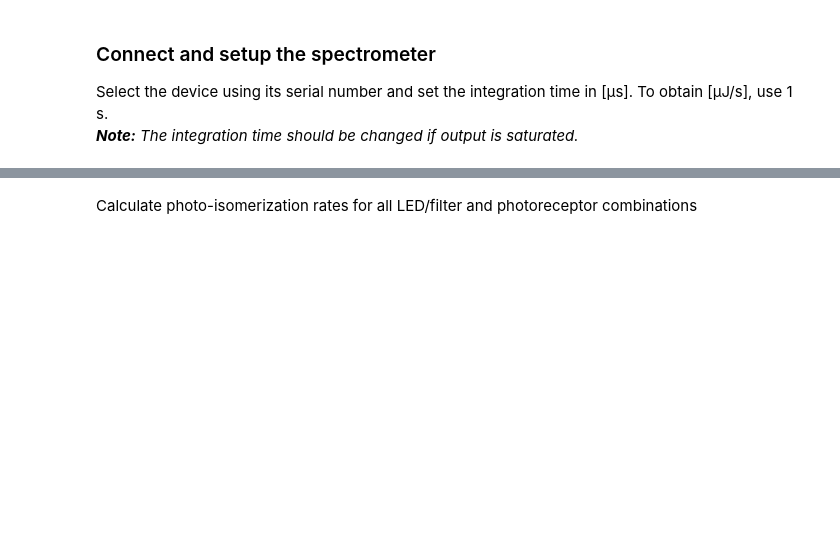
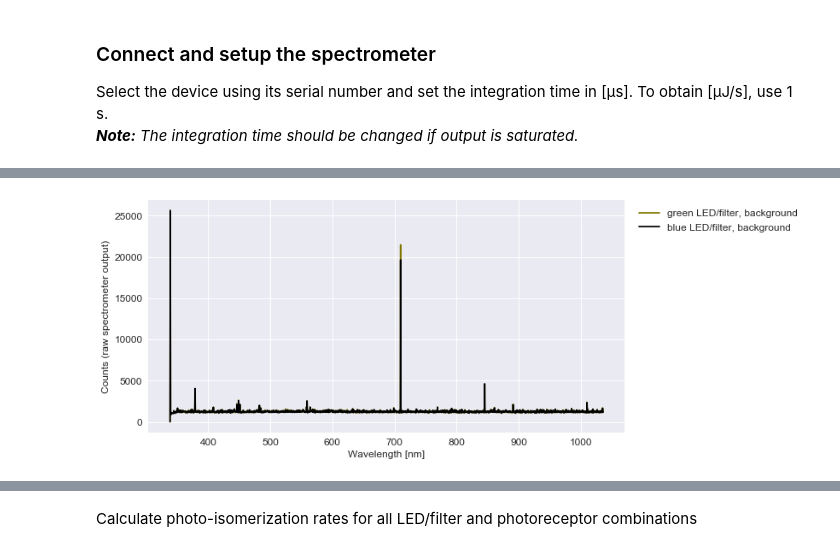
Before and after one commit to eulerlab/open-visual-stimulator, a Jupyter notebook: calibration_maximalIntensity.ipynb, the cells around one changed output, grey strips where cells are left out. Saved outputs shown, nothing was run; the diff lists cells and outputs as text; code cells hidden in the pictures; blank space fills up the shorter version.

```diff
--- a/calibration_maximalIntensity.ipynb
+++ b/calibration_maximalIntensity.ipynb
@@ -468,13 +287,0 @@ print(np.sum(spectrum_uv_nw))
-# %%
-for LED in LEDs:
-    LED["effect_on_PR"] = []
-    for PR in PRs:
-        if len(PR["spect"]) > 0:
-            temp = {}
-            temp["PR_name"] = PR["name"]
-            temp["spect"]   = PR["spect"] * LED["spect"]
-            #A_PR            = np.trapz(PR["spect"])
-            A_overlap       = np.trapz(temp["spect"])
-            A_LED           = np.trapz(LED["spect"])
-            temp["rel_exc"] = A_overlap/A_LED
-            LED["effect_on_PR"].append(temp)
@@ -509,0 +323,87 @@ for LED in LEDs:
+# %%
+fileNameMask = "TFTMonitor_Samsung"
+
+for iLED, LED in enumerate(LEDs):
+    # Check if file with the mask given above does already exist
+    #
+    fName         = "{0}{1}_{2}.txt".format(path_Data, fileNameMask, LED["name"])
+    doesFileExist = os.path.isfile(fName)
+
+    # At first, use colors that are defined for the current LED
+    #
+    col_lo = spectrum.wavelength_to_rgb(LED["peak_nm"], darker=0.5)
+    col_hi = spectrum.wavelength_to_rgb(LED["peak_nm"], darker=0.8)
+
+    # LED background:
+    #
+    if not doesFileExist:
+        # Measure ...
+        #
+        input("Measure background of {0} LED. Press Enter to start ...".format(LED["name"]))
+        curr_background = []
+        for i in pbar.log_progress(range(trials_background),
+                                   name='Background, {0} LED'.format(LED["name"])):
+            wavelengths, intensities = spectrometer.spectrum()
+            curr_background.append(intensities)
+        LED["spect_raw_bkg"] = np.mean(curr_background, axis=0)
+
+    else:
+        # ... or read data from file
+        #
+        if iLED == 0:
+            wavelengths = np.loadtxt(fName, usecols=(0,))
+        LED["spect_raw_bkg"] = np.loadtxt(fName, usecols=(1,))
+
+    # Plot ...
+    #
+    plt.figure(1)
+    plt.plot(wavelengths, LED["spect_raw_bkg"], color=col_lo, label=LED["name"] +" LED/filter, background")
+    plt.gca().set(xlabel="Wavelength [nm]", ylabel="Counts (raw spectrometer output)")
+    plt.legend(bbox_to_anchor=(1.01, 1), loc="upper left")
+    #display.display(plt.gcf())
+    #display.clear_output(wait=True)
+
+    # LED at maximal intensity:
+    #
+    if not(os.path.isfile(fName)):
+        # Measure ...
+        #
+        input("Prepare to measure maximal intensity {0} LED. Press Enter to continue...".format(LED["name"]))
+        curr_spectrum    = []
+        LED["spect_raw"] = []
+        for i in pbar.log_progress(range(trials_spectra),
+                                   name='Maximal intensity, {0} LED'.format(LED["name"])):
+            wavelengths, intensities = spectrometer.spectrum()
+            curr_spectrum = intensities -LED["spect_raw_bkg"]
+            LED["spect_raw"].append(curr_spectrum)
+        LED["spect_raw_avg"] = np.mean(LED["spect_raw"], axis=0)
+
+    else:
+        # .. or read data from file
+        #
+        LED["spect_raw_avg"] = np.loadtxt(fName, usecols=(2,))
+
+    # Redefine color by looking for the maximum of the measured (or loaded) curve
+    #
+    LED["peak_nm"] = spectrum.getPeak_in_nm(wavelengths, LED["spect_raw_avg"])
+    col_lo = spectrum.wavelength_to_rgb(LED["peak_nm"], darker=0.5)
+    col_hi = spectrum.wavelength_to_rgb(LED["peak_nm"], darker=0.8)
+
+
+    # Plot ...
+    #
+    plt.figure(2)
+    plt.plot(wavelengths, LED["spect_raw_avg"], color=col_hi, label=LED["name"] +" LED/filter")
+    plt.fill(wavelengths, LED["spect_raw_avg"], facecolor=col_hi, alpha=0.25)
+    plt.gca().set(xlabel="Wavelength [nm]", ylabel="Counts (raw spectrometer output)")
+    plt.legend(bbox_to_anchor=(1.01, 1), loc="upper left")
+    #display.display(plt.gcf())
+    #display.clear_output(wait=True)
+
+    # Save data for the current LED
+    #
+    if len(fileNameMask) > 0:
+        np.savetxt(fName, np.transpose([wavelengths, LED["spect_raw_bkg"], LED["spect_raw_avg"]]),
+                   header="wavelength\traw_bkg\traw_avg", newline=txtFileNewLineStr)
+# %% [output]
+[figure, added]
```
Also changed, not shown: parts of 45 cells of this notebook, 4 other files.
